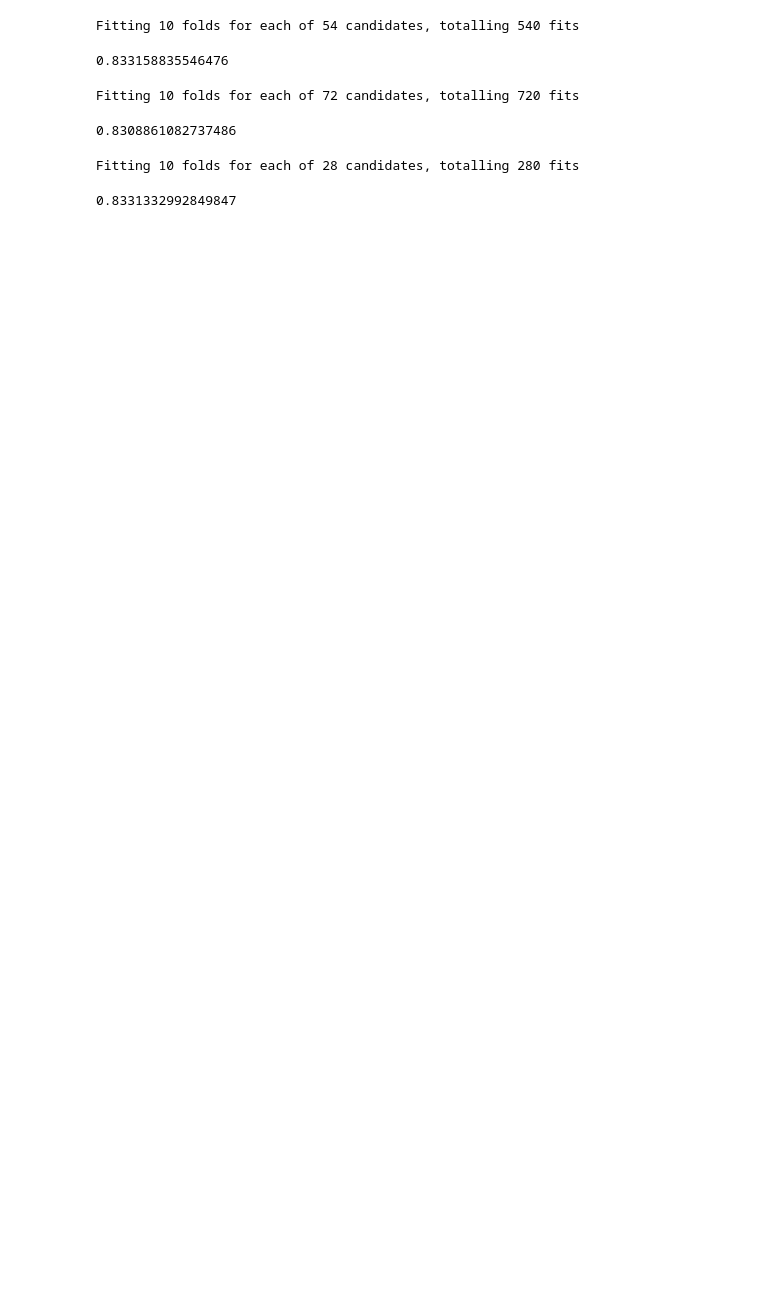
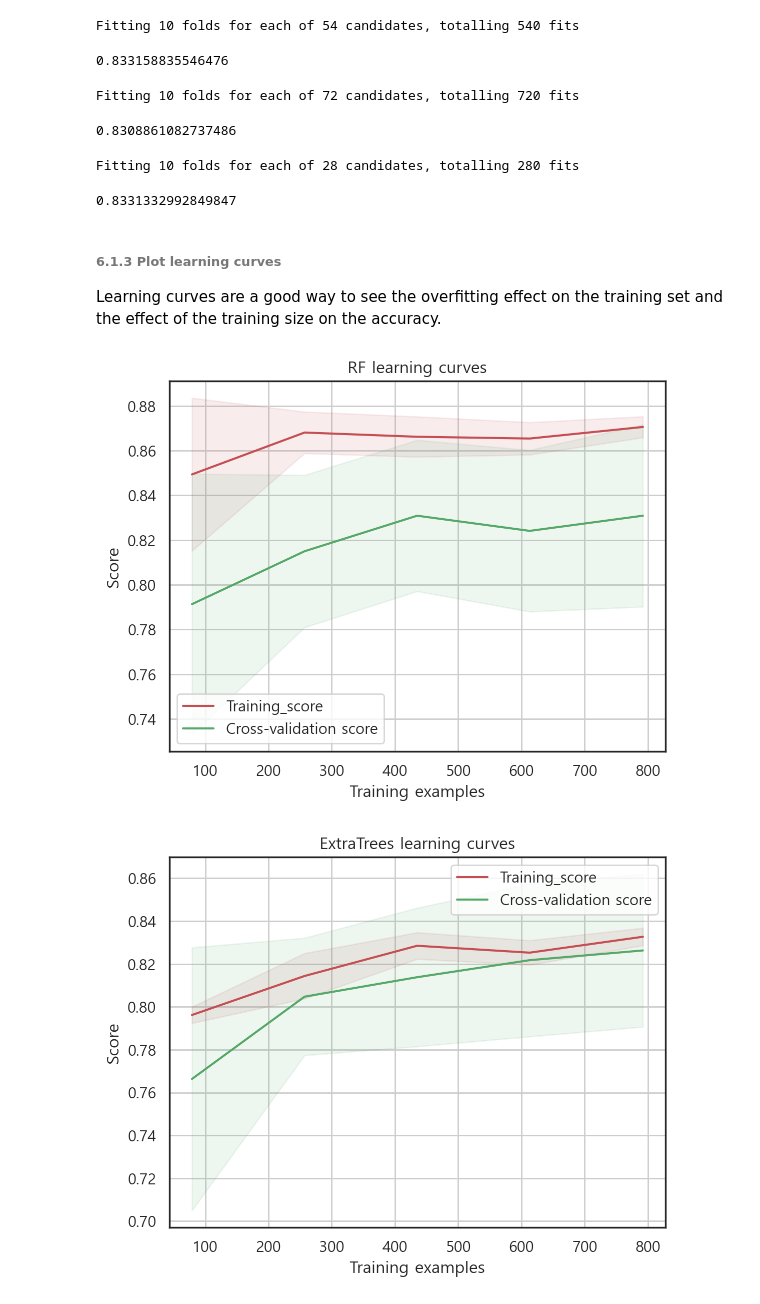
Before and after one commit to ARaOnn/kaggle_practice, a Jupyter notebook: titanic/titanic2.ipynb, the cells around one changed output. Cells and saved outputs as stored; diff of their text form; code cells hidden in the pictures; blank space fills up the shorter version.

```diff
--- a/titanic/titanic2.ipynb
+++ b/titanic/titanic2.ipynb
@@ -935,3 +935,43 @@ gsSVMC.best_score_
 # %% [output]
 Fitting 10 folds for each of 28 candidates, totalling 280 fits
 0.8331332992849847
+# %% [markdown]
+###### 6.1.3 Plot learning curves
+Learning curves are a good way to see the overfitting effect on the training set and the effect of the training size on the accuracy.
+# %%
+def plot_learning_curve(estimator, title, X, y, ylim=None, cv=None, n_jobs=-1, train_sizes=np.linspace(.1, 1.0, 5)):
+    """
+    Generate a simple plot of the test and training learning curve
+    """
+    plt.figure()
+    plt.title(title)
+    if ylim is not None:
+        plt.ylim(*ylim)
+    plt.xlabel('Training examples')
+    plt.ylabel('Score')
+    train_sizes, train_scores, test_scores = learning_curve(
+        estimator, X, y, cv=cv, n_jobs=n_jobs, train_sizes=train_sizes
+    )
+    train_scores_mean = np.mean(train_scores, axis=1)
+    train_scores_std = np.std(train_scores, axis=1)
+    test_scores_mean = np.mean(test_scores, axis=1)
+    test_scores_std = np.std(test_scores, axis=1)
+    plt.grid()
+
+    plt.fill_between(train_sizes, train_scores_mean - train_scores_std,
+                     train_scores_mean + train_scores_std, alpha=.1, color='r')
+    plt.fill_between(train_sizes, test_scores_mean - test_scores_std,
+                     test_scores_mean + test_scores_std, alpha=.1, color='g')
+    plt.plot(train_sizes, train_scores_mean, color='r', label='Training_score')
+    plt.plot(train_sizes, test_scores_mean, color='g', label='Cross-validation score')
+    plt.legend()
+    return plt
+
+g = plot_learning_curve(gsRFC.best_estimator_, 'RF learning curves', X_train, Y_train, cv=kfold)
+g = plot_learning_curve(gsExtC.best_estimator_,"ExtraTrees learning curves",X_train,Y_train,cv=kfold)
+g = plot_learning_curve(gsSVMC.best_estimator_,"SVC learning curves",X_train,Y_train,cv=kfold)
+g = plot_learning_curve(gsadaDTC.best_estimator_,"AdaBoost learning curves",X_train,Y_train,cv=kfold)
+g = plot_learning_curve(gsGBC.best_estimator_,"GradientBoosting learning curves",X_train,Y_train,cv=kfold)
+# %% [output]
+[figure, added]
+[figure, added]
```
Also changed, not shown: parts of 12 cells of this notebook.
